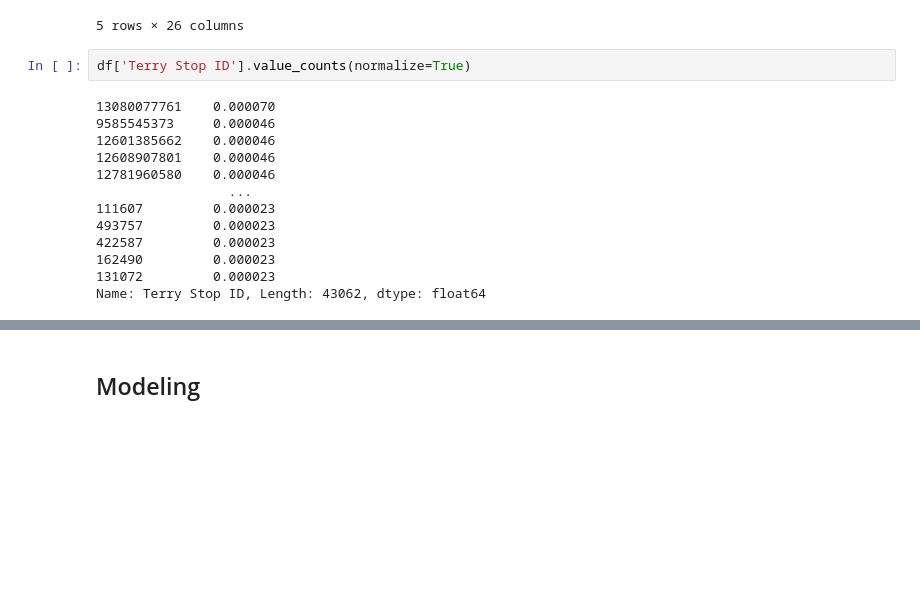
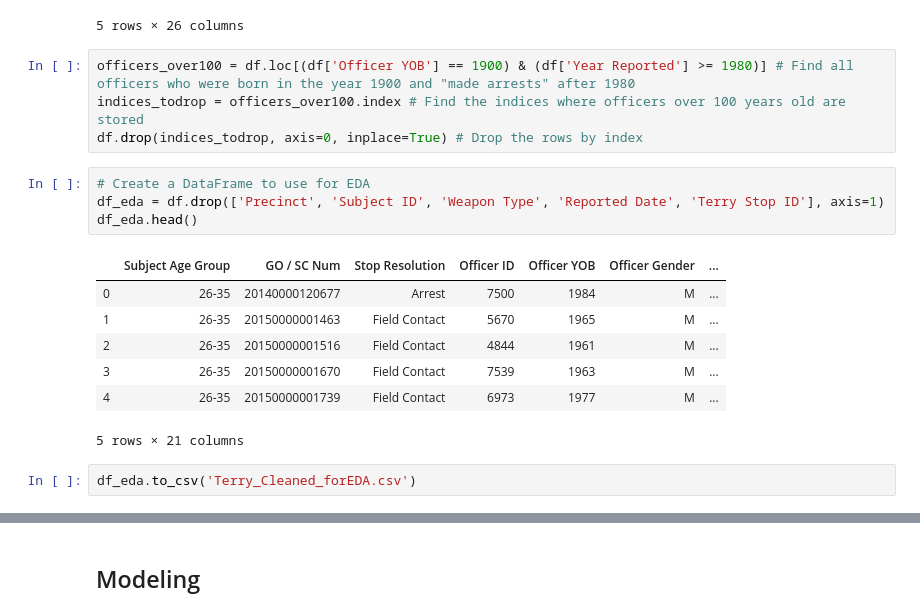
Before and after one commit to EricaSG/Mod3Project, a Jupyter notebook: Cleaning-Data_Prep_Understanding.ipynb, the cells around one changed output, grey strips where cells are left out. Drawn from its saved outputs; the diff is of its cells as text; blank space fills up the shorter version.

```diff
--- a/Cleaning-Data_Prep_Understanding.ipynb
+++ b/Cleaning-Data_Prep_Understanding.ipynb
@@ -362,19 +285,22 @@ df.head()
 | 3 | 26-35 | -1 | 20150000001670 | 32260 | Field Contact | None | 7539 | ... |
 | 4 | 26-35 | -1 | 20150000001739 | 33155 | Field Contact | None | 6973 | ... |
 5 rows × 26 columns
-# %%
-df['Terry Stop ID'].value_counts(normalize=True)
-# %% [output]
-13080077761    0.000070
-9585545373     0.000046
-12601385662    0.000046
-12608907801    0.000046
-12781960580    0.000046
-                 ...
-111607         0.000023
-493757         0.000023
-422587         0.000023
-162490         0.000023
-131072         0.000023
-Name: Terry Stop ID, Length: 43062, dtype: float64
+# %%
+officers_over100 = df.loc[(df['Officer YOB'] == 1900) & (df['Year Reported'] >= 1980)] # Find all officers who were born in the year 1900 and "made arrests" after 1980
+indices_todrop = officers_over100.index # Find the indices where officers over 100 years old are stored
+df.drop(indices_todrop, axis=0, inplace=True) # Drop the rows by index
+# %%
+# Create a DataFrame to use for EDA
+df_eda = df.drop(['Precinct', 'Subject ID', 'Weapon Type', 'Reported Date', 'Terry Stop ID'], axis=1)
+df_eda.head()
+# %% [output]
+|  | Subject Age Group | GO / SC Num | Stop Resolution | Officer ID | Officer YOB | Officer Gender | ... |
+| 0 | 26-35 | 20140000120677 | Arrest | 7500 | 1984 | M | ... |
+| 1 | 26-35 | 20150000001463 | Field Contact | 5670 | 1965 | M | ... |
+| 2 | 26-35 | 20150000001516 | Field Contact | 4844 | 1961 | M | ... |
+| 3 | 26-35 | 20150000001670 | Field Contact | 7539 | 1963 | M | ... |
+| 4 | 26-35 | 20150000001739 | Field Contact | 6973 | 1977 | M | ... |
+5 rows × 21 columns
+# %%
+df_eda.to_csv('Terry_Cleaned_forEDA.csv')
 # %%
```
Also changed, not shown: parts of 16 cells of this notebook.
